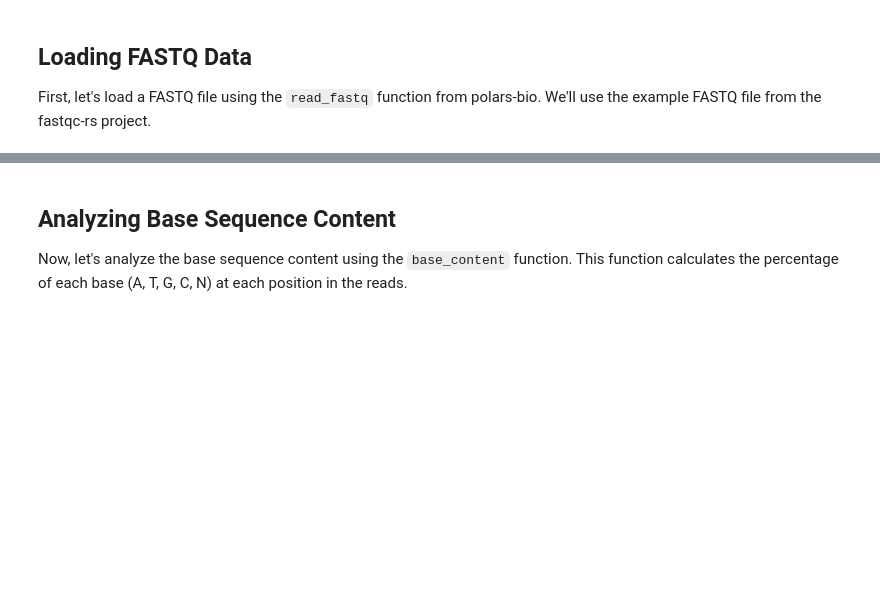
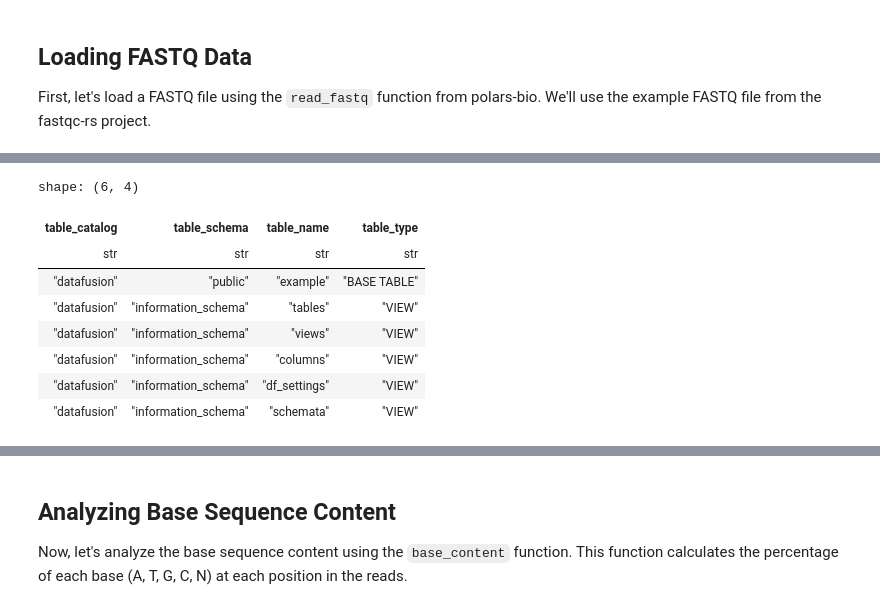
Before and after one commit to bartwild/polars-bio, a Jupyter notebook: examples/base_content_qc.ipynb, the cells around one changed output, grey strips where cells are left out. Cells and saved outputs as stored; diff of their text form; code cells hidden in the pictures; blank space fills up the shorter version.

```diff
--- a/examples/base_content_qc.ipynb
+++ b/examples/base_content_qc.ipynb
@@ -38,0 +46,13 @@ shape: (5, 4)
+# %%
+# Register the DataFrame as a table
+pb.sql("show tables;").collect()
+# %% [output]
+shape: (6, 4)
+| table_catalog | table_schema | table_name | table_type |
+| str | str | str | str |
+| "datafusion" | "public" | "example" | "BASE TABLE" |
+| "datafusion" | "information_schema" | "tables" | "VIEW" |
+| "datafusion" | "information_schema" | "views" | "VIEW" |
+| "datafusion" | "information_schema" | "columns" | "VIEW" |
+| "datafusion" | "information_schema" | "df_settings" | "VIEW" |
+| "datafusion" | "information_schema" | "schemata" | "VIEW" |
```
Also changed, not shown: parts of 10 cells of this notebook, 5 other files.
